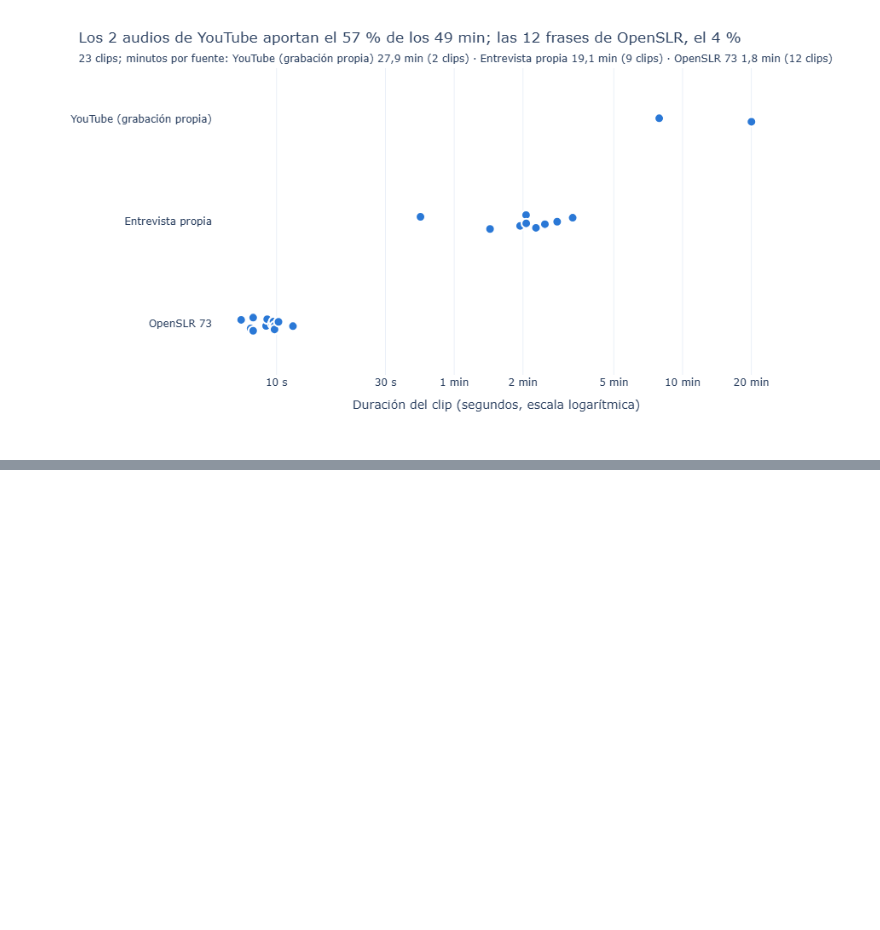
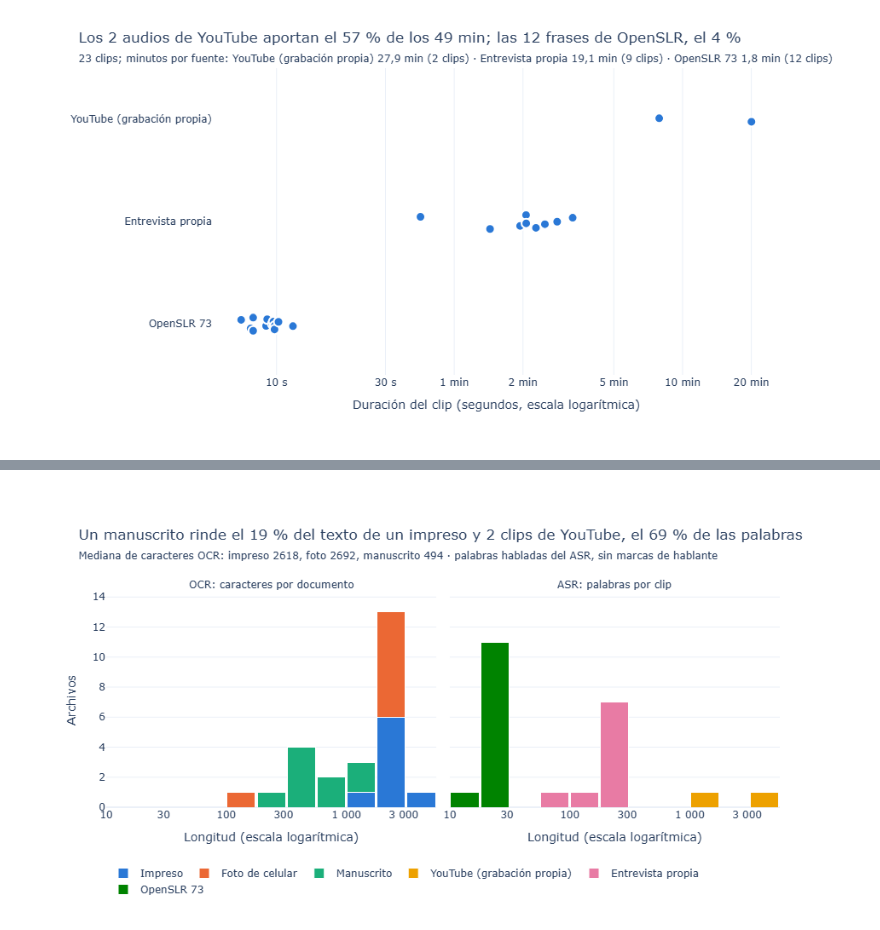
Before and after one commit to IvettexMamani/diplomado-python-2026, a Jupyter notebook: tarea_2/01_extraccion.ipynb, the cells around one changed output, grey strips where cells are left out. Saved outputs shown, nothing was run; the diff lists cells and outputs as text; code cells hidden in the pictures; blank space fills up the shorter version.

```diff
--- a/tarea_2/01_extraccion.ipynb
+++ b/tarea_2/01_extraccion.ipynb
@@ -1069,0 +1074,41 @@ fig2.show()
+# %%
+GRUPOS = {"Impreso": AZUL, "Foto de celular": NARANJA, "Manuscrito": AQUA,
+          "YouTube (grabación propia)": AMARILLO, "Entrevista propia": MAGENTA, "OpenSLR 73": VERDE}
+largos = pd.concat([
+    pd.DataFrame({"medida": "OCR: caracteres por documento", "id": docs["id"],
+                  "grupo": docs["tipo"].map(ETIQ_TIPO), "longitud": docs["caracteres"]}),
+    pd.DataFrame({"medida": "ASR: palabras por clip", "id": audios["id"],
+                  "grupo": audios["fuente"], "longitud": audios["palabras"]}),
+])
+largos["log_longitud"] = np.log10(largos["longitud"])
+med = docs.groupby("tipo")["caracteres"].median()
+mas_largos = audios.nlargest(2, "palabras")
+top2 = mas_largos["palabras"].sum() / audios["palabras"].sum()
+origen = "de YouTube" if (mas_largos["fuente"] == FUENTES_AUDIO[0]).all() else "largos"
+titulo = (f"Un manuscrito rinde el {100 * med['manuscrito'] / med['impreso']:.0f} % del texto de un impreso "
+          f"y 2 clips {origen}, el {100 * top2:.0f} % de las palabras")
+MARCAS = [10, 30, 100, 300, 1000, 3000]
+
+# Conteo por intervalo de un cuarto de década (10-18, 18-32, 32-56...), dibujado como barras apiladas
+BORDES = np.arange(1, 4.01, 0.25)
+largos["intervalo"] = pd.cut(largos["log_longitud"], BORDES, right=False, labels=BORDES[:-1] + 0.125).astype(float)
+barras = largos.groupby(["medida", "grupo", "intervalo"]).size().reset_index(name="archivos")
+barras["rango"] = [f"{10 ** (x - 0.125):,.0f} a {10 ** (x + 0.125):,.0f}".replace(",", " ") for x in barras["intervalo"]]
+
+fig3 = px.bar(barras, x="intervalo", y="archivos", color="grupo", facet_col="medida",
+              color_discrete_map=GRUPOS, category_orders={"grupo": list(GRUPOS), "medida": list(largos["medida"].unique())},
+              custom_data=["rango"], labels={"intervalo": "Longitud (escala logarítmica)", "grupo": "", "archivos": "Archivos"})
+fig3.update_traces(width=0.235, marker_line_color="white", marker_line_width=1,
+                   hovertemplate="%{customdata[0]}: %{y} archivo(s)<extra>%{fullData.name}</extra>")
+# Rango del eje y fijo: al exportar a PNG, el eje no calcula su rango con estos datos y queda en [-1, 4]
+fig3.update_yaxes(range=[0, 1.1 * barras.groupby(["medida", "intervalo"])["archivos"].sum().max()])
+fig3.update_xaxes(tickvals=np.log10(MARCAS), ticktext=[f"{m:,}".replace(",", " ") for m in MARCAS], range=[1, 3.75])
+fig3.for_each_annotation(lambda a: a.update(text=a.text.split("=")[-1]))
+fig3.update_layout(barmode="stack", bargap=0.06, yaxis_title="Archivos", margin=dict(t=125),
+                   legend=dict(orientation="h", y=-0.25),
+                   title=dict(text=titulo, subtitle=dict(text=(
+                       f"Mediana de caracteres OCR: impreso {med['impreso']:.0f}, foto {med['foto']:.0f}, "
+                       f"manuscrito {med['manuscrito']:.0f} · palabras habladas del ASR, sin marcas de hablante"))))
+fig3.show()
+# %% [output]
+[figure, added]
```
Also changed, not shown: parts of 1 cell of this notebook.
